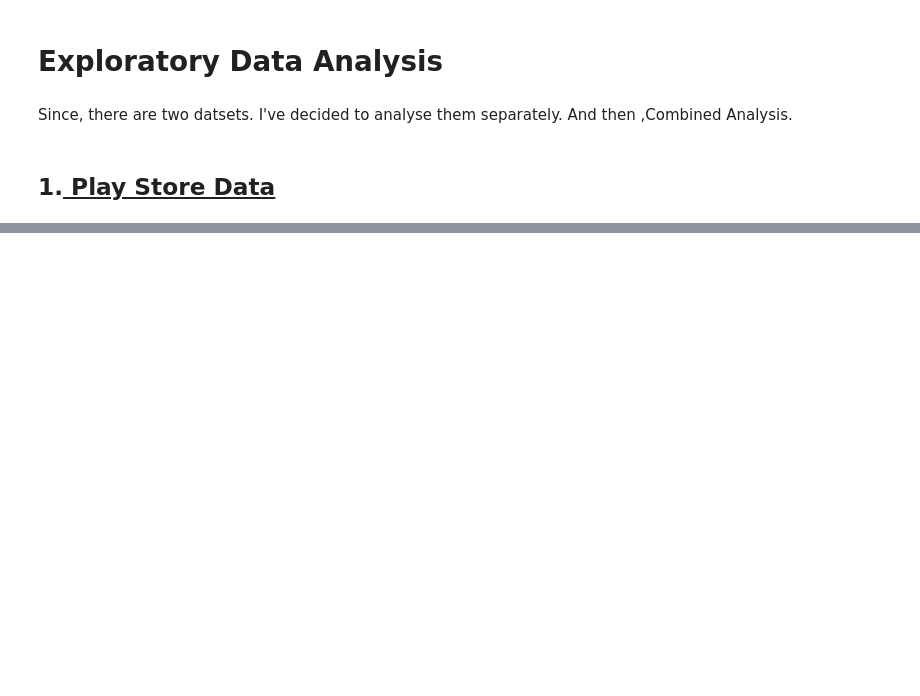
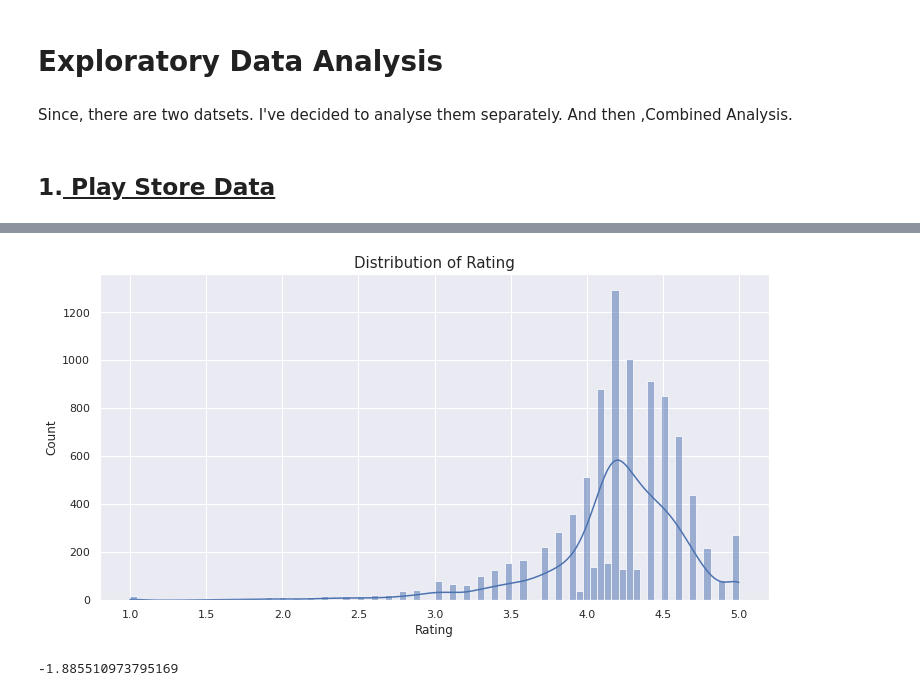
Before and after one commit to swarntam/Comcast_Telecom_Consumer_Complaints, a Jupyter notebook: Play_Store_App_Review_Analysis_Capstone_Project.ipynb, the cells around one changed output, grey strips where cells are left out. Saved outputs shown, nothing was run; the diff lists cells and outputs as text; code cells hidden in the pictures; blank space fills up the shorter version.

```diff
--- a/Play_Store_App_Review_Analysis_Capstone_Project.ipynb
+++ b/Play_Store_App_Review_Analysis_Capstone_Project.ipynb
@@ -859,0 +870,12 @@ avg_rat_by_cat.head()
+# %%
+#  Plotting the histogram of Rating.
+plt.figure(figsize=(12,6))
+sns.histplot(x='Rating',kde=True,data=data_df)
+plt.title('Distribution of Rating',size=15)
+plt.show()
+# %% [output]
+[figure, added]
+# %%
+data_df['Rating'].skew()
+# %% [output]
+-1.885510973795169
```
Also changed, not shown: parts of 104 cells of this notebook.
